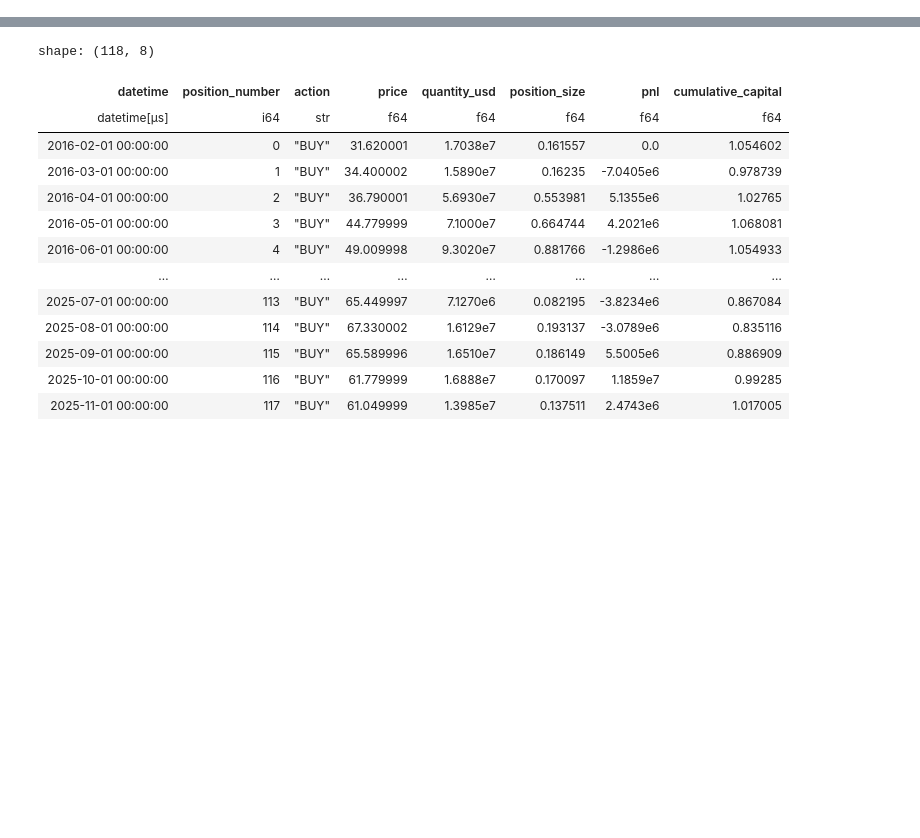
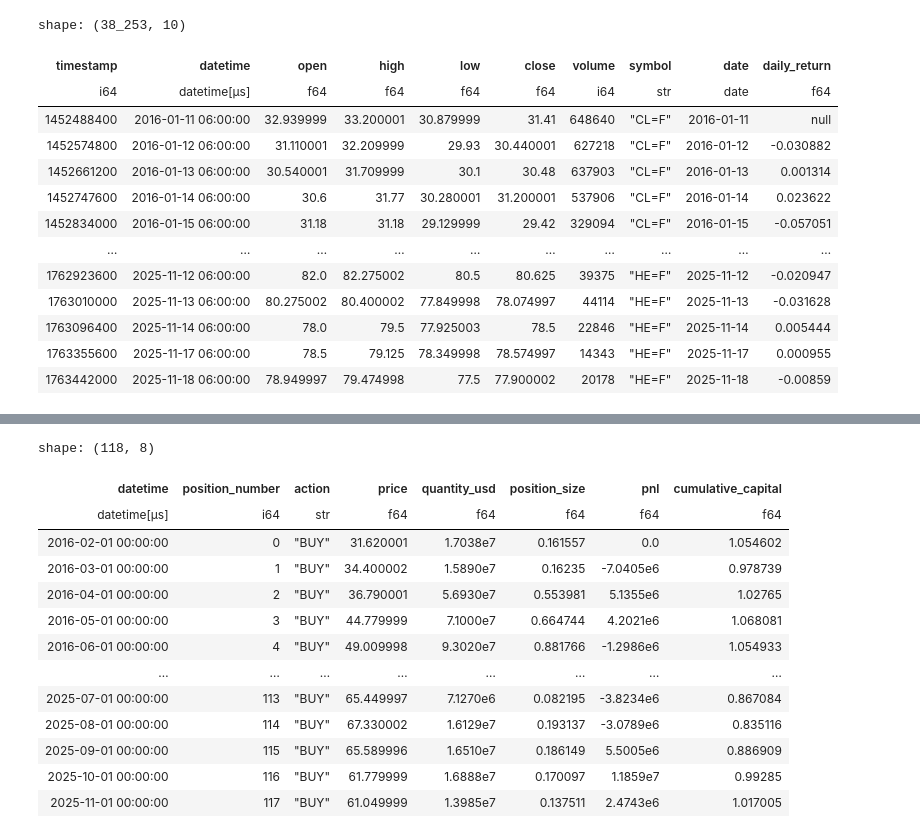
Before and after one commit to MiletoCarmelo/QuanTa, a Jupyter notebook: notebooks/momentum_strategy copy.ipynb, the cells around one changed output, grey strips where cells are left out. Saved outputs shown, nothing was run; the diff lists cells and outputs as text; code cells hidden in the pictures; blank space fills up the shorter version.

```diff
--- a/notebooks/momentum_strategy copy.ipynb
+++ b/notebooks/momentum_strategy copy.ipynb
@@ -140,3 +100,41 @@ shape: (4_961, 10)
+# %%
+# declare dataframe
+df_list = []  # Liste pour accumuler les DataFrames
+
+yh = YahooFinanceClient()
+
+for sym_key, sym_value in tickers_map.items():  # Itère sur (clé, valeur)
+    df_cl = yh.get_price(
+        sym_value,  # Utilise la valeur du dictionnaire ('CL=F', 'NG=F', etc.)
+        from_date=from_date.strftime("%Y-%m-%d"),
+        to_date=to_date.strftime("%Y-%m-%d"),
+        interval=timeframe,
+        postclean=True
+    )
+    # Ajoute la colonne symbol
+    df_cl = df_cl.with_columns(pl.lit(sym_value).alias("symbol"))
+    # Ajoute à la liste
+    df_list.append(df_cl)
+
+# Concatène tous les DataFrames
+df = pl.concat(df_list) if df_list else pl.DataFrame()
+df = add_daily_returns(df)
+df
+# %% [output]
+shape: (38_253, 10)
+| timestamp | datetime | open | high | low | close | volume | symbol | date | daily_return |
+| i64 | datetime[μs] | f64 | f64 | f64 | f64 | i64 | str | date | f64 |
+| 1452488400 | 2016-01-11 06:00:00 | 32.939999 | 33.200001 | 30.879999 | 31.41 | 648640 | "CL=F" | 2016-01-11 | null |
+| 1452574800 | 2016-01-12 06:00:00 | 31.110001 | 32.209999 | 29.93 | 30.440001 | 627218 | "CL=F" | 2016-01-12 | -0.030882 |
+| 1452661200 | 2016-01-13 06:00:00 | 30.540001 | 31.709999 | 30.1 | 30.48 | 637903 | "CL=F" | 2016-01-13 | 0.001314 |
+| 1452747600 | 2016-01-14 06:00:00 | 30.6 | 31.77 | 30.280001 | 31.200001 | 537906 | "CL=F" | 2016-01-14 | 0.023622 |
+| 1452834000 | 2016-01-15 06:00:00 | 31.18 | 31.18 | 29.129999 | 29.42 | 329094 | "CL=F" | 2016-01-15 | -0.057051 |
+| … | … | … | … | … | … | … | … | … | … |
+| 1762923600 | 2025-11-12 06:00:00 | 82.0 | 82.275002 | 80.5 | 80.625 | 39375 | "HE=F" | 2025-11-12 | -0.020947 |
+| 1763010000 | 2025-11-13 06:00:00 | 80.275002 | 80.400002 | 77.849998 | 78.074997 | 44114 | "HE=F" | 2025-11-13 | -0.031628 |
+| 1763096400 | 2025-11-14 06:00:00 | 78.0 | 79.5 | 77.925003 | 78.5 | 22846 | "HE=F" | 2025-11-14 | 0.005444 |
+| 1763355600 | 2025-11-17 06:00:00 | 78.5 | 79.125 | 78.349998 | 78.574997 | 14343 | "HE=F" | 2025-11-17 | 0.000955 |
+| 1763442000 | 2025-11-18 06:00:00 | 78.949997 | 79.474998 | 77.5 | 77.900002 | 20178 | "HE=F" | 2025-11-18 | -0.00859 |
 # %%
 def get_trading_signal(history: pl.DataFrame) -> dict:
     """
```
Also changed, not shown: parts of 5 cells of this notebook.
